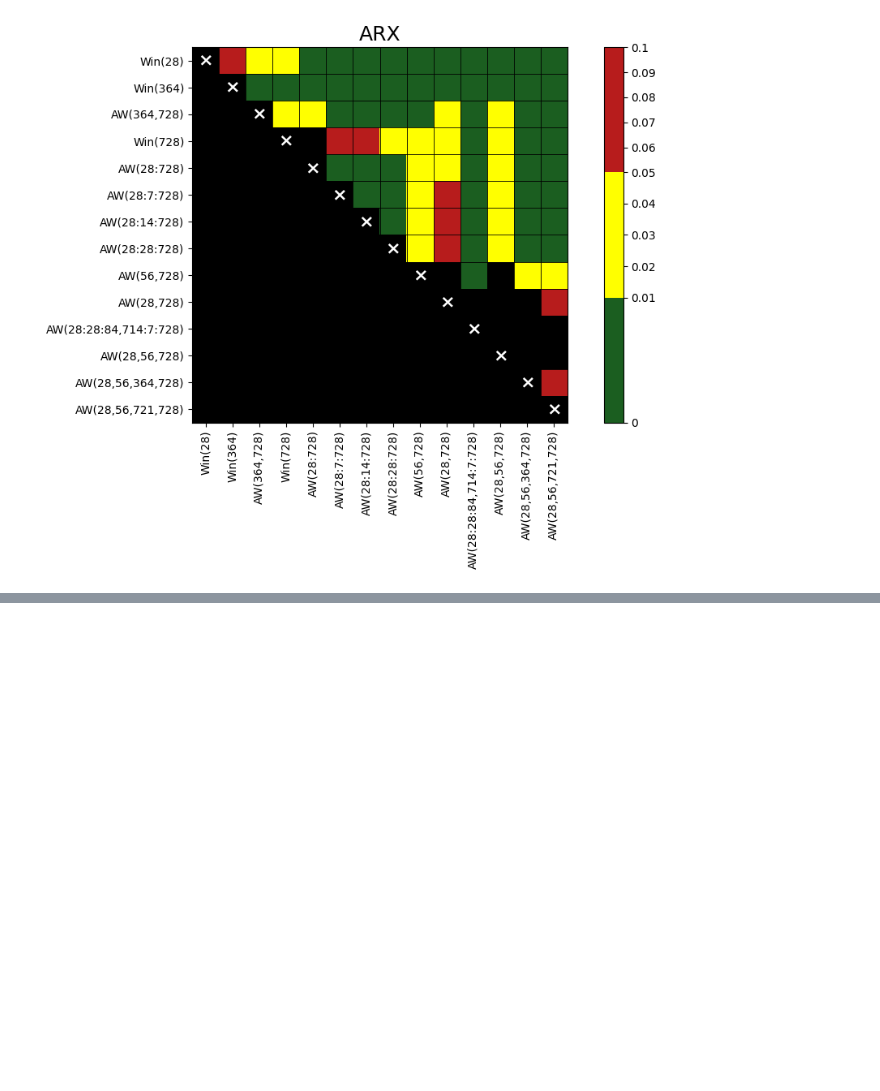
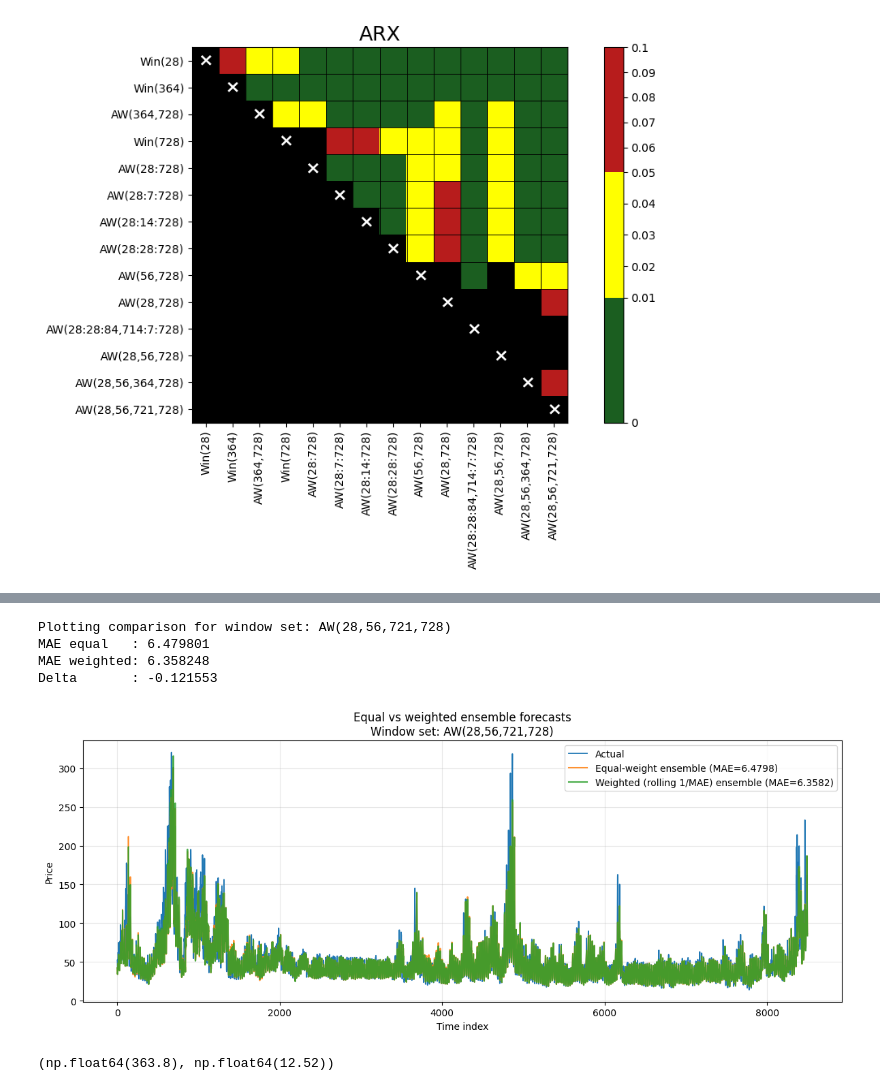
Before and after one commit to MoskwaIga/PredictiveAnalyticsProject, a Jupyter notebook: Project.ipynb, the cells around one changed output, grey strips where cells are left out. Drawn from its saved outputs; the diff is of its cells as text; code cells hidden in the pictures; blank space fills up the shorter version.

```diff
--- a/Project.ipynb
+++ b/Project.ipynb
@@ -209,7 +209,7 @@ def run_hour_for_window(T, h):
 
 
 def run_window(T):
-    """Generate full test predictions for all hours using window length T (minus 7-day offset)."""
+    """Generate full test predictions for all hours using window length T."""
     preds_window = np.full(len(test), np.nan, dtype=float)
 
     outputs = Parallel(n_jobs=-1, backend='loky')(
@@ -274,7 +274,7 @@ set_defs_arx = {
 }
 
 
-def compute_aw_mae_from_price(pred_price_dict, Tset, name, y_true):
+def compute_aw_mae(pred_price_dict, Tset, name, y_true):
     """Compute MAE of an averaged-window set (price space) for a given list of windows."""
     Ts_available = [T for T in Tset if T in pred_price_dict]
     if len(Ts_available) == 0:
@@ -298,7 +298,7 @@ def build_aw_df(set_defs, pred_price_dict, y_true):
     """Build a dataframe of MAE results for all window-set definitions provided."""
     aw_rows = []
     for name, Tset in set_defs.items():
-        row = compute_aw_mae_from_price(pred_price_dict, Tset, name, y_true)
+        row = compute_aw_mae(pred_price_dict, Tset, name, y_true)
         if row is not None:
             aw_rows.append(row)
     return pd.DataFrame(aw_rows).sort_values("MAE").reset_index(drop=True)
@@ -781,0 +733,52 @@ TOP-10 by MAE_equal:
+# %%
+# Choose the best set according to MAE_weighted
+best_row = AW_ARX_compare.iloc[0]
+set_name = best_row["Name"]
+Tset = best_row["Tset"]
+
+print(f"Plotting comparison for window set: {set_name}")
+used_Ts = Tset
+
+# Build matrix of price forecasts for this set
+preds_mat = np.vstack([pred_price_ARX[T] for T in used_Ts])
+
+# Equal-weight ensemble
+pred_equal = np.nanmean(preds_mat, axis=0)
+mae_equal = mae(y_true, pred_equal)
+
+# Weighted ensemble
+pred_weighted, W = weighted_ensemble_rolling(preds_mat, y_true, lookback=90)
+mae_weighted = mae(y_true, pred_weighted)
+
+print(f"MAE equal   : {mae_equal:.6f}")
+print(f"MAE weighted: {mae_weighted:.6f}")
+print(f"Delta       : {mae_weighted - mae_equal:.6f}")
+
+# Plot only where all three series are defined
+mask = ~np.isnan(y_true) & ~np.isnan(pred_equal) & ~np.isnan(pred_weighted)
+y_plot = y_true[mask]
+pred_equal_plot = pred_equal[mask]
+pred_weighted_plot = pred_weighted[mask]
+
+plt.figure(figsize=(12, 5))
+plt.plot(y_plot, label="Actual", linewidth=1.3)
+plt.plot(pred_equal_plot, label=f"Equal-weight ensemble (MAE={mae(y_plot, pred_equal_plot):.4f})", alpha=0.85)
+plt.plot(pred_weighted_plot, label=f"Weighted (rolling 1/MAE) ensemble (MAE={mae(y_plot, pred_weighted_plot):.4f})", alpha=0.85)
+
+plt.title(f"Equal vs weighted ensemble forecasts\nWindow set: {set_name}")
+plt.xlabel("Time index")
+plt.ylabel("Price")
+plt.legend()
+plt.grid(True, alpha=0.3)
+plt.tight_layout()
+plt.show()
+# %% [output]
+Plotting comparison for window set: AW(28,56,721,728)
+MAE equal   : 6.479801
+MAE weighted: 6.358248
+Delta       : -0.121553
+[figure, added]
+# %%
+np.max(gefcom.Price), np.min(gefcom.Price)
+# %% [output]
+(np.float64(363.8), np.float64(12.52))
```
Also changed, not shown: parts of 5 cells of this notebook.
